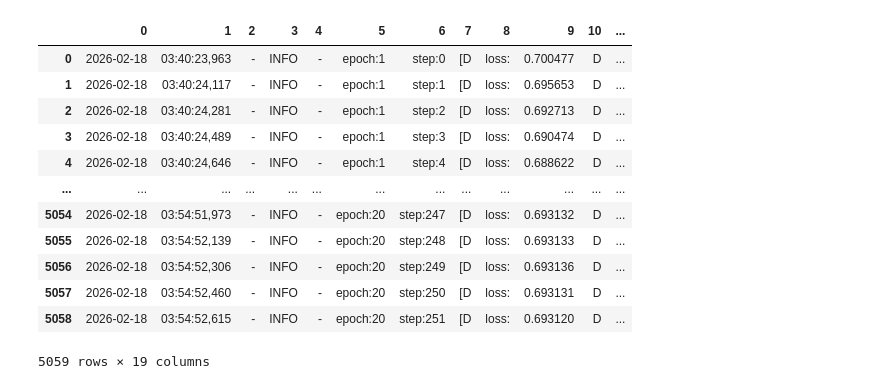
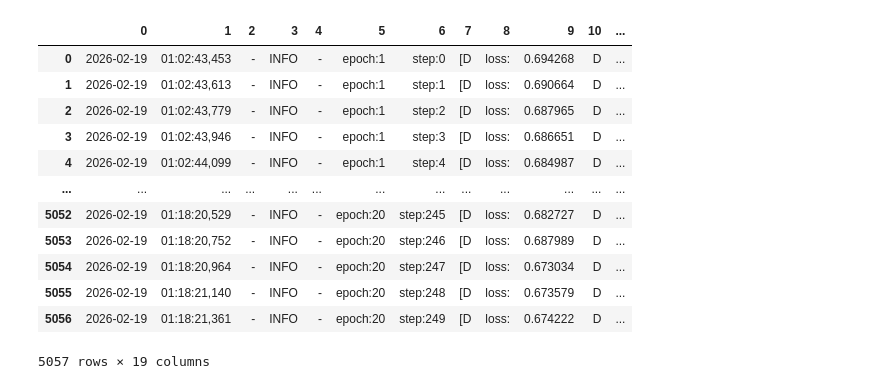
Before and after one commit to fgias/stock-price-anomaly-detection, a Jupyter notebook: stgan/training/training-plot.ipynb, the cells around one changed output. Drawn from its saved outputs; the diff is of its cells as text; code cells hidden in the pictures.

```diff
--- a/stgan/training/training-plot.ipynb
+++ b/stgan/training/training-plot.ipynb
@@ -4,20 +20,20 @@ import matplotlib.pyplot as plt
 # %%
 # Skip first 3 lines
-x = pd.read_csv("../STGAN/crypto/result/training.log", header=None, delimiter=" ", skiprows=3)
-x = x.iloc[:-1]
-# Remove the last line
+x = pd.read_csv("../STGAN/crypto_volume/result/training.log", header=None, delimiter=" ", skiprows=3)
+x = x.iloc[:-3]
+# Remove the last lines
 x
 # %% [output]
 |  | 0 | 1 | 2 | 3 | 4 | 5 | 6 | 7 | 8 | 9 | 10 | ... |
-| 0 | 2026-02-18 | 03:40:23,963 | - | INFO | - | epoch:1 | step:0 | [D | loss: | 0.700477 | D | ... |
-| 1 | 2026-02-18 | 03:40:24,117 | - | INFO | - | epoch:1 | step:1 | [D | loss: | 0.695653 | D | ... |
-| 2 | 2026-02-18 | 03:40:24,281 | - | INFO | - | epoch:1 | step:2 | [D | loss: | 0.692713 | D | ... |
-| 3 | 2026-02-18 | 03:40:24,489 | - | INFO | - | epoch:1 | step:3 | [D | loss: | 0.690474 | D | ... |
-| 4 | 2026-02-18 | 03:40:24,646 | - | INFO | - | epoch:1 | step:4 | [D | loss: | 0.688622 | D | ... |
+| 0 | 2026-02-19 | 01:02:43,453 | - | INFO | - | epoch:1 | step:0 | [D | loss: | 0.694268 | D | ... |
+| 1 | 2026-02-19 | 01:02:43,613 | - | INFO | - | epoch:1 | step:1 | [D | loss: | 0.690664 | D | ... |
+| 2 | 2026-02-19 | 01:02:43,779 | - | INFO | - | epoch:1 | step:2 | [D | loss: | 0.687965 | D | ... |
+| 3 | 2026-02-19 | 01:02:43,946 | - | INFO | - | epoch:1 | step:3 | [D | loss: | 0.686651 | D | ... |
+| 4 | 2026-02-19 | 01:02:44,099 | - | INFO | - | epoch:1 | step:4 | [D | loss: | 0.684987 | D | ... |
 | ... | ... | ... | ... | ... | ... | ... | ... | ... | ... | ... | ... | ... |
-| 5054 | 2026-02-18 | 03:54:51,973 | - | INFO | - | epoch:20 | step:247 | [D | loss: | 0.693132 | D | ... |
-| 5055 | 2026-02-18 | 03:54:52,139 | - | INFO | - | epoch:20 | step:248 | [D | loss: | 0.693133 | D | ... |
-| 5056 | 2026-02-18 | 03:54:52,306 | - | INFO | - | epoch:20 | step:249 | [D | loss: | 0.693136 | D | ... |
-| 5057 | 2026-02-18 | 03:54:52,460 | - | INFO | - | epoch:20 | step:250 | [D | loss: | 0.693131 | D | ... |
-| 5058 | 2026-02-18 | 03:54:52,615 | - | INFO | - | epoch:20 | step:251 | [D | loss: | 0.693120 | D | ... |
+| 5052 | 2026-02-19 | 01:18:20,529 | - | INFO | - | epoch:20 | step:245 | [D | loss: | 0.682727 | D | ... |
+| 5053 | 2026-02-19 | 01:18:20,752 | - | INFO | - | epoch:20 | step:246 | [D | loss: | 0.687989 | D | ... |
+| 5054 | 2026-02-19 | 01:18:20,964 | - | INFO | - | epoch:20 | step:247 | [D | loss: | 0.673034 | D | ... |
+| 5055 | 2026-02-19 | 01:18:21,140 | - | INFO | - | epoch:20 | step:248 | [D | loss: | 0.673579 | D | ... |
+| 5056 | 2026-02-19 | 01:18:21,361 | - | INFO | - | epoch:20 | step:249 | [D | loss: | 0.674222 | D | ... |
-5059 rows × 19 columns
+5057 rows × 19 columns
```
Also changed, not shown: parts of 3 cells of this notebook, 3 other files.
